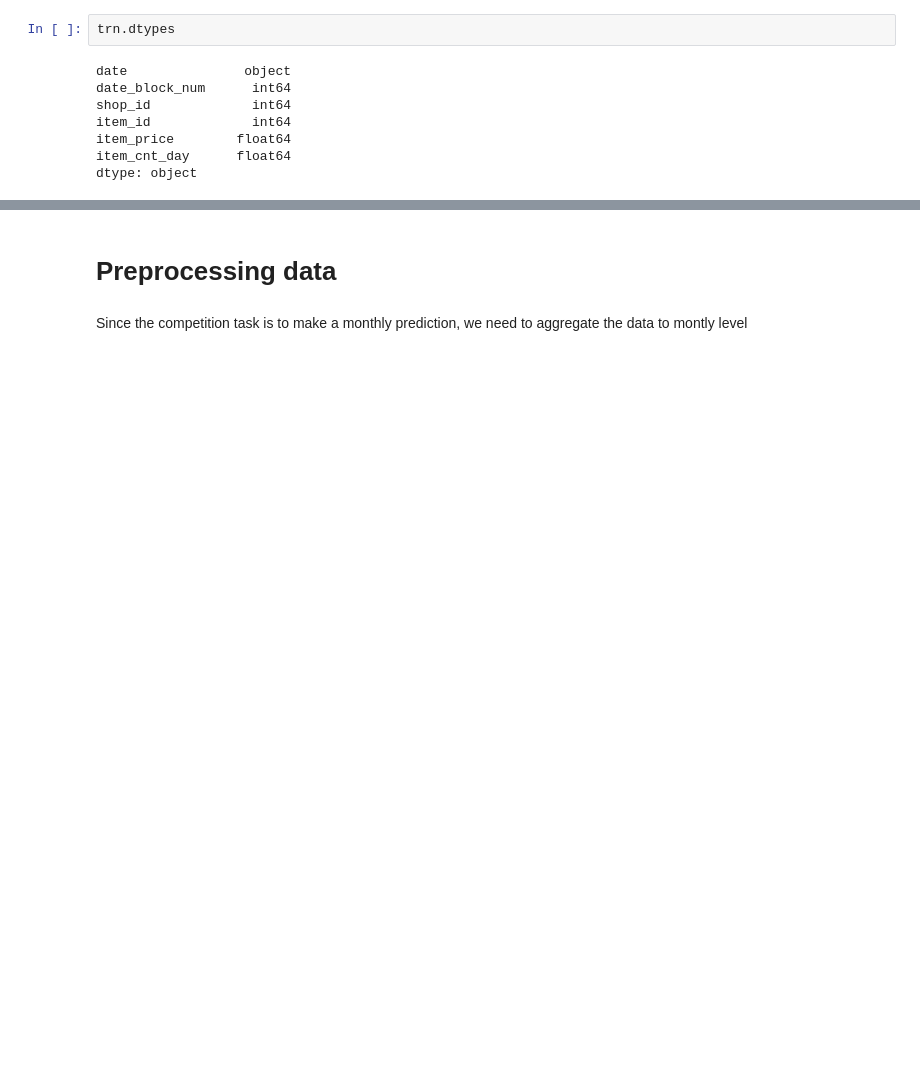
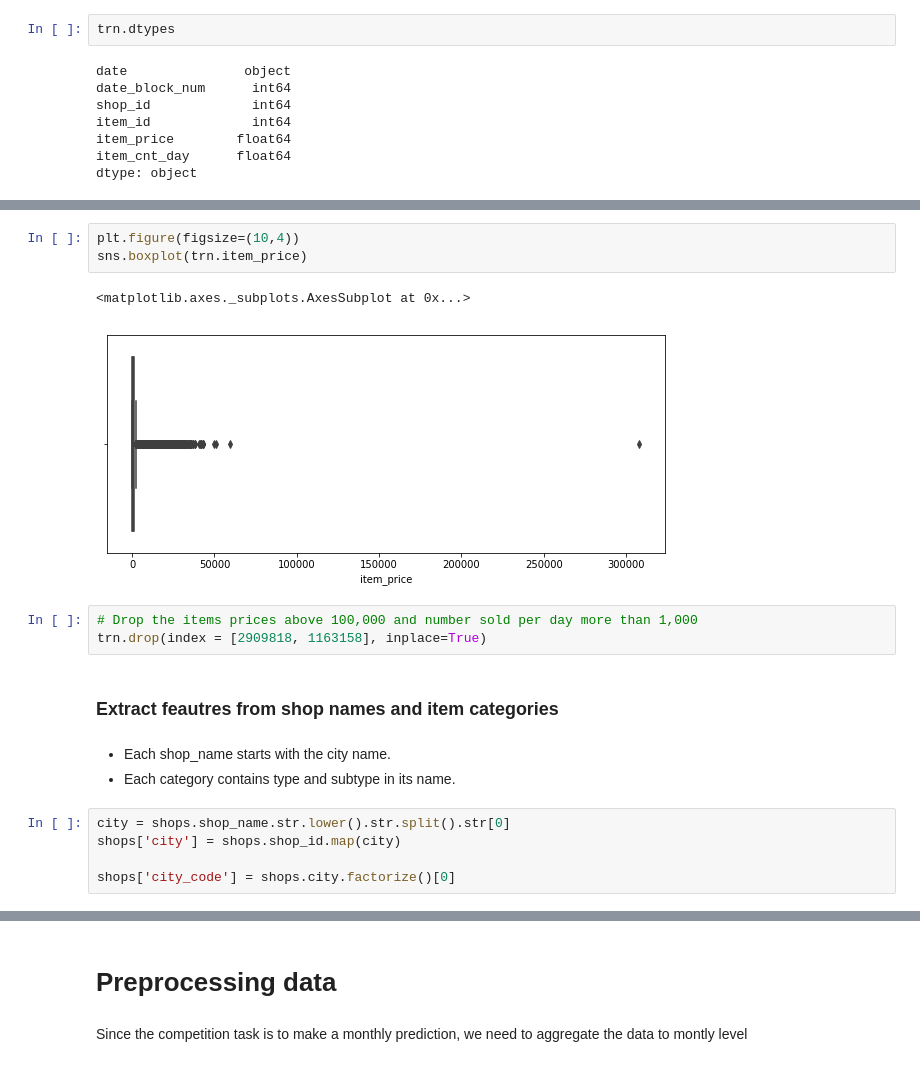
Before and after one commit to waficf/Kaggle_Competitions, a Jupyter notebook: Grocery.ipynb, the cells around one changed output, grey strips where cells are left out. Drawn from its saved outputs; the diff is of its cells as text; blank space fills up the shorter version.

```diff
--- a/Grocery.ipynb
+++ b/Grocery.ipynb
@@ -45,0 +55,19 @@ trn.head()
+# %%
+plt.figure(figsize=(10,4))
+sns.boxplot(trn.item_price)
+# %% [output]
+<matplotlib.axes._subplots.AxesSubplot at 0x...>
+[figure, added]
+# %%
+# Drop the items prices above 100,000 and number sold per day more than 1,000
+trn.drop(index = [2909818, 1163158], inplace=True)
+# %% [markdown]
+### Extract feautres from shop names and item categories
+# %% [markdown]
+- Each shop_name starts with the city name.
+- Each category contains type and subtype in its name.
+# %%
+city = shops.shop_name.str.lower().str.split().str[0]
+shops['city'] = shops.shop_id.map(city)
+
+shops['city_code'] = shops.city.factorize()[0]
```
Also changed, not shown: parts of 24 cells of this notebook.
